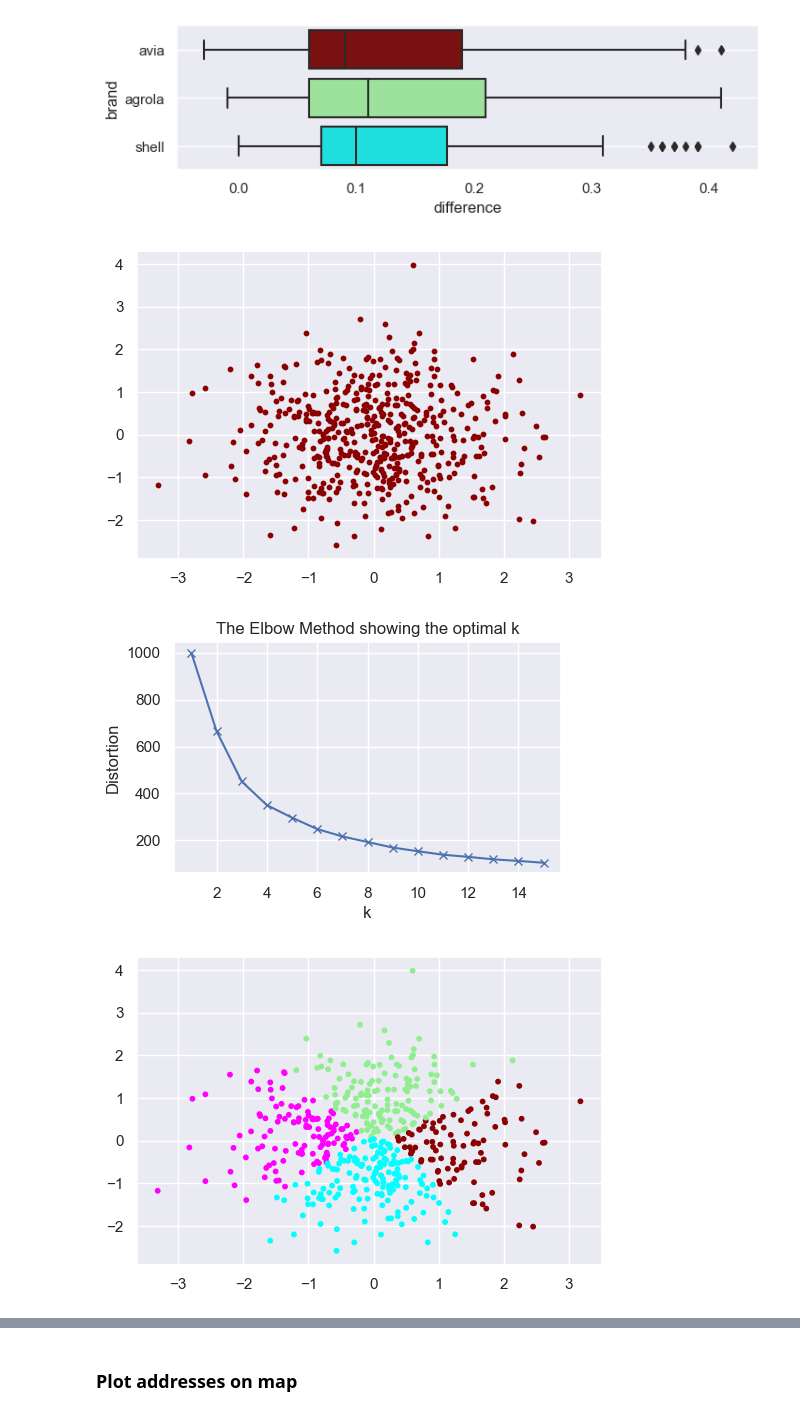
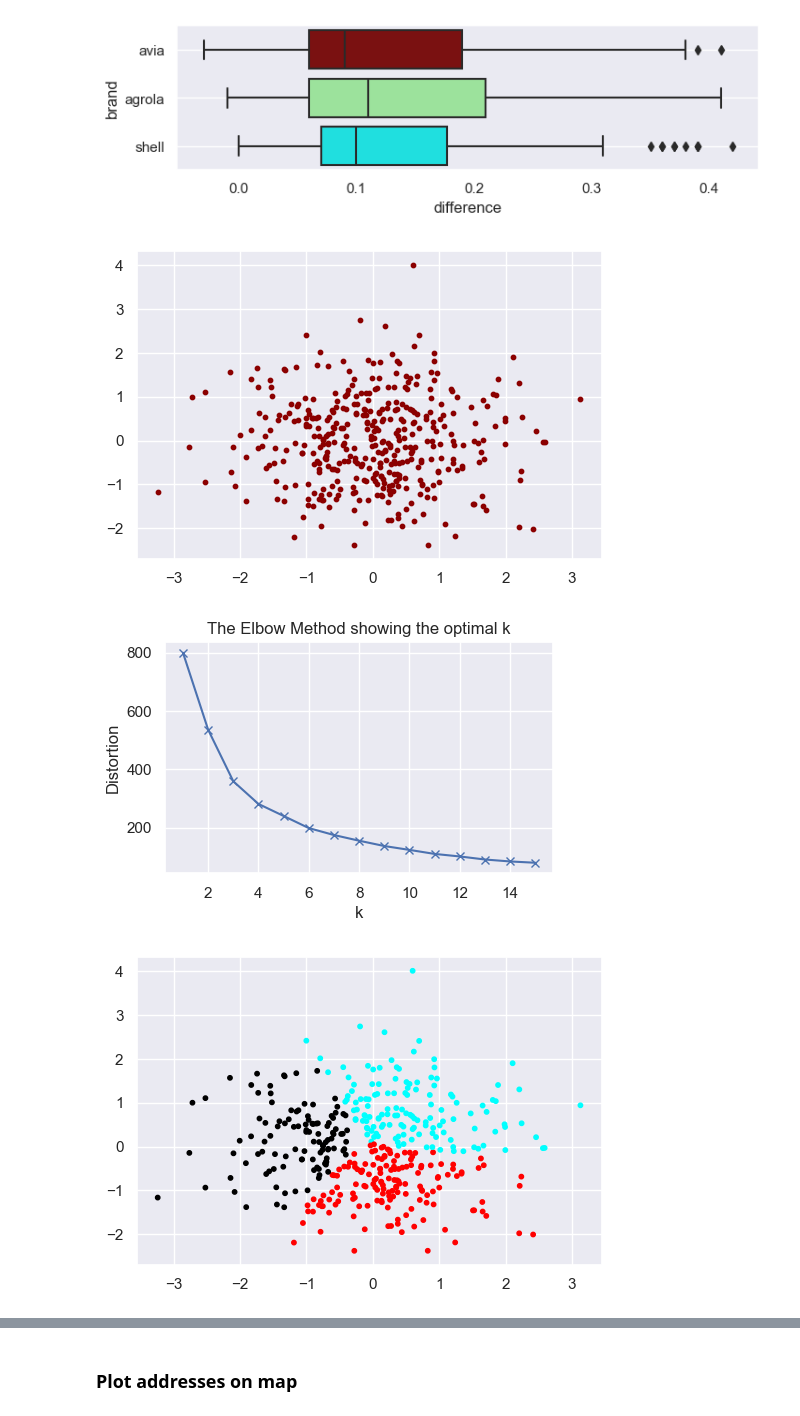
Before and after one commit to m011018/TS, a Jupyter notebook: Master/master_doc.ipynb, the cells around one changed output, grey strips where cells are left out. Drawn from its saved outputs; the diff is of its cells as text; code cells hidden in the pictures.

```diff
--- a/Master/master_doc.ipynb
+++ b/Master/master_doc.ipynb
@@ -666,7 +666,7 @@ plt.show()
 # %%
 df_k = df.filter(['diesel_price','bleifrei_price'],axis=1)
 
-X, y = make_blobs(n_samples=500,
+X, y = make_blobs(n_samples=400,
                   centers=df_k,
                   cluster_std=0.8,
                   random_state=42)
@@ -679,7 +679,7 @@ plt.figure(figsize=(6,4))
 plt.scatter(X[:,0], X[:,1], s=10, color='darkred')
 plt.show()
 # %% [output]
-[figure, old version]
+[figure, new version]
 # %%
 # Sum of squared distances of samples to their closest cluster center
 distortions = []
@@ -702,26 +702,26 @@ plt.title('The Elbow Method showing the optimal k')
 
 plt.show()
 # %% [output]
-[figure, old version]
+[figure, new version]
 # %%
 # Number of clusters
-k = 4
+k = 3
 
 # k-means clustering
 kmeans = KMeans(n_clusters=k, random_state=42).fit(X)
 
 # List of colors to use for each data point
-colors = ['darkred', 'cyan', 'lightgreen', 'magenta']
+colors = ['red', 'cyan', 'black', 'magenta']
 
 # Predict the values
 y2 = kmeans.predict(X)
 
 # Plot the clusters
 plt.figure(figsize=(6,4))
 plt.scatter(X[:, 0], X[:, 1], c=[colors[i] for i in y2], s=10)
 plt.show()
 # %% [output]
-[figure, old version]
+[figure, new version]
 # %%
 # Print centroids
 centroids = kmeans.cluster_centers_
```
Also changed, not shown: parts of 4 cells of this notebook.
